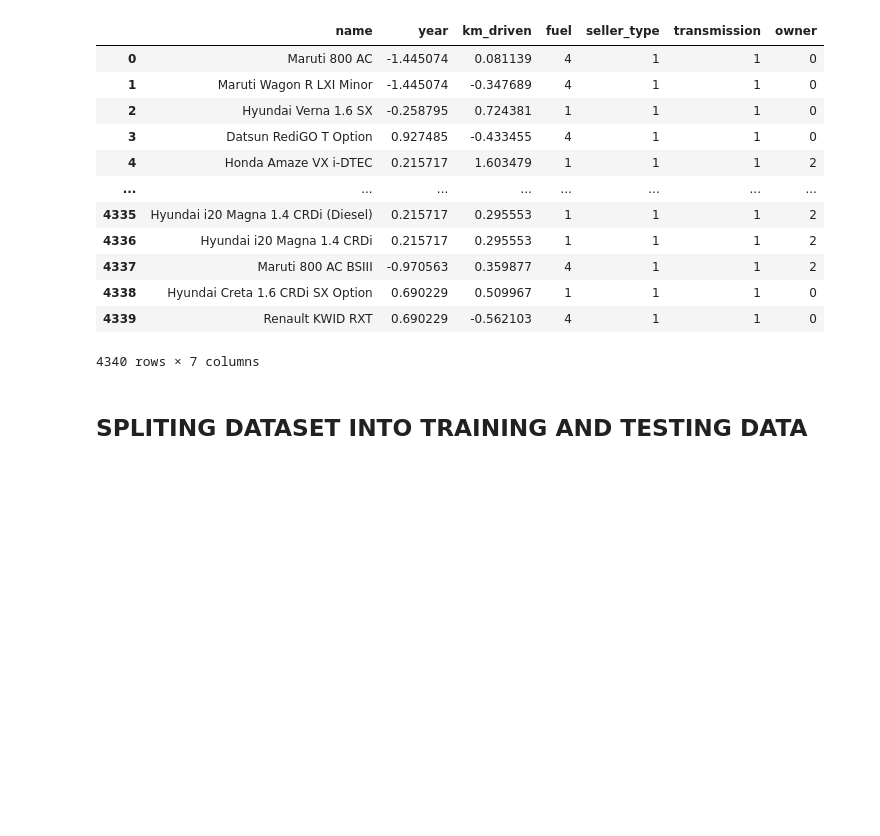
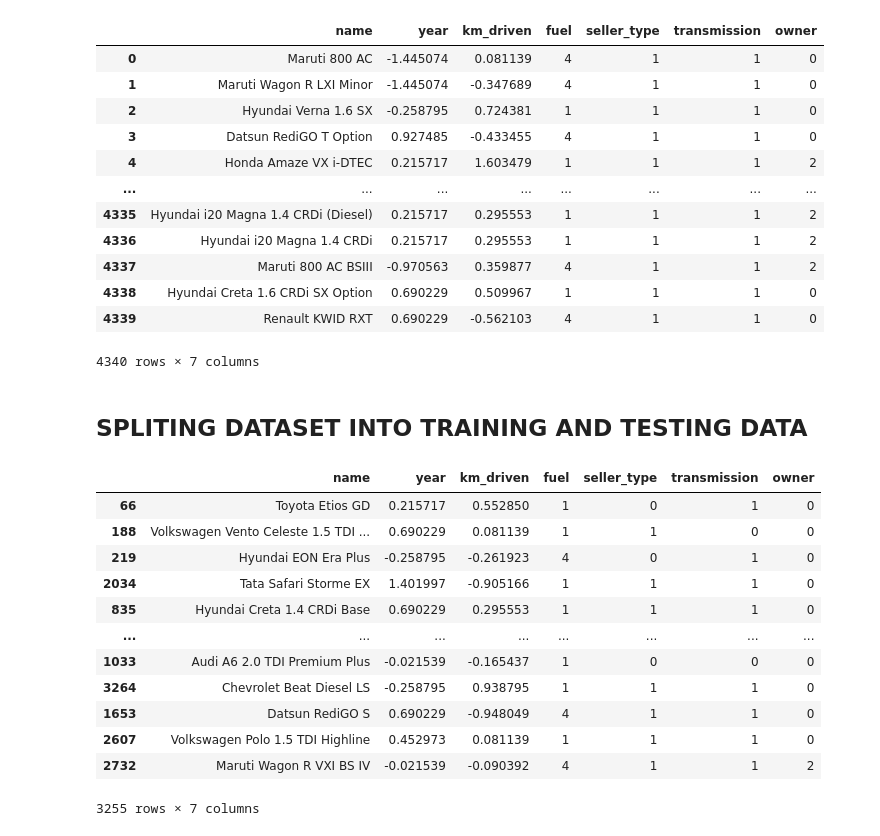
Before and after one commit to sanchalee19/ML-sem-6, a Jupyter notebook: cars.ipynb, the cells around one changed output. Saved outputs shown, nothing was run; the diff lists cells and outputs as text; code cells hidden in the pictures; blank space fills up the shorter version.

```diff
--- a/cars.ipynb
+++ b/cars.ipynb
@@ -192,3 +192,19 @@ X
 ## SPLITING DATASET INTO TRAINING AND TESTING DATA
 # %%
 X_train , X_test, Y_train, Y_test = train_test_split(X,Y, test_size = 0.25, random_state=0)
+# %%
+X_train
+# %% [output]
+|  | name | year | km_driven | fuel | seller_type | transmission | owner |
+| 66 | Toyota Etios GD | 0.215717 | 0.552850 | 1 | 0 | 1 | 0 |
+| 188 | Volkswagen Vento Celeste 1.5 TDI ... | 0.690229 | 0.081139 | 1 | 1 | 0 | 0 |
+| 219 | Hyundai EON Era Plus | -0.258795 | -0.261923 | 4 | 0 | 1 | 0 |
+| 2034 | Tata Safari Storme EX | 1.401997 | -0.905166 | 1 | 1 | 1 | 0 |
+| 835 | Hyundai Creta 1.4 CRDi Base | 0.690229 | 0.295553 | 1 | 1 | 1 | 0 |
+| ... | ... | ... | ... | ... | ... | ... | ... |
+| 1033 | Audi A6 2.0 TDI Premium Plus | -0.021539 | -0.165437 | 1 | 0 | 0 | 0 |
+| 3264 | Chevrolet Beat Diesel LS | -0.258795 | 0.938795 | 1 | 1 | 1 | 0 |
+| 1653 | Datsun RediGO S | 0.690229 | -0.948049 | 4 | 1 | 1 | 0 |
+| 2607 | Volkswagen Polo 1.5 TDI Highline | 0.452973 | 0.081139 | 1 | 1 | 1 | 0 |
+| 2732 | Maruti Wagon R VXI BS IV | -0.021539 | -0.090392 | 4 | 1 | 1 | 2 |
+3255 rows × 7 columns
```
Also changed, not shown: parts of 3 cells of this notebook.
